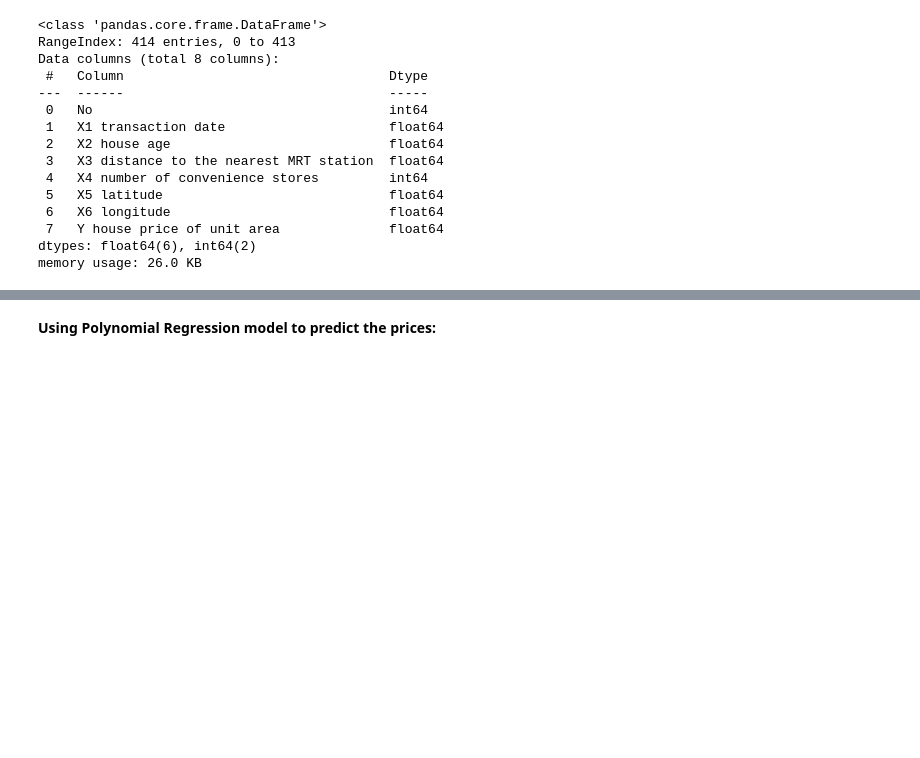
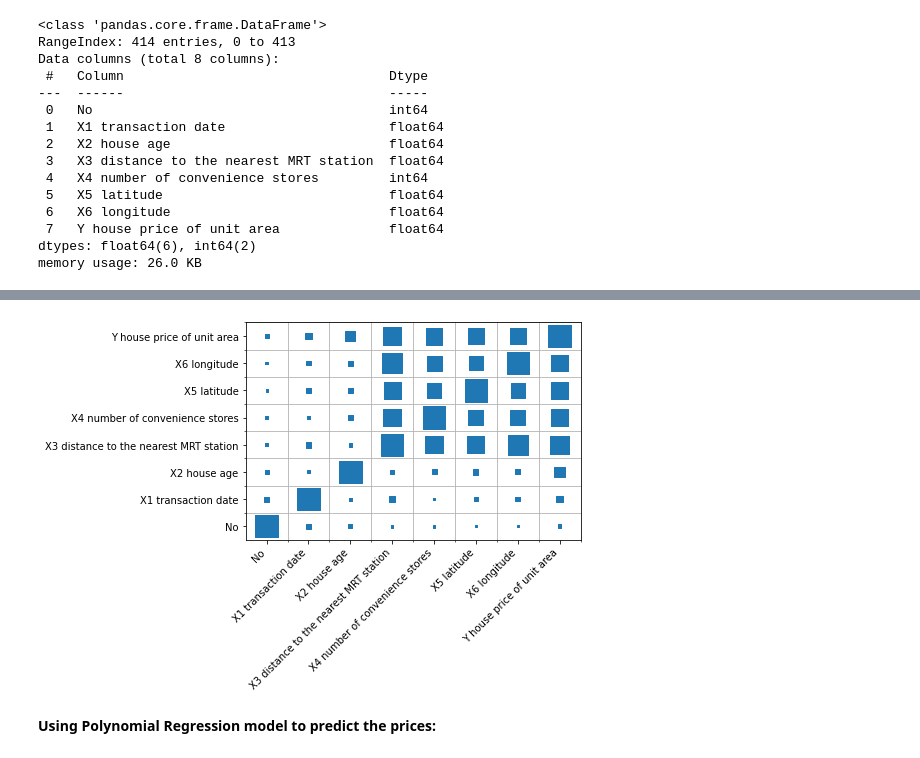
Before and after one commit to sylvia830/Real_Estate_Prices_Prediction, a Jupyter notebook: Real_Estate_Prices_Polynomial_Regression.ipynb, the cells around one changed output, grey strips where cells are left out. Cells and saved outputs as stored; diff of their text form; code cells hidden in the pictures; blank space fills up the shorter version.

```diff
--- a/Real_Estate_Prices_Polynomial_Regression.ipynb
+++ b/Real_Estate_Prices_Polynomial_Regression.ipynb
@@ -41,3 +62,52 @@ memory usage: 26.0 KB
+# %%
+#alternative version of the heatmap
+def heatmap(x,y,size):
+  fig, ax = plt.subplots()
+   # Mapping from column names to integer coordinates
+  x_labels = [v for v in sorted(x.unique())]
+  y_labels = [v for v in sorted(y.unique())]
+  x_to_num = {p[1]:p[0] for p in enumerate(x_labels)}
+  y_to_num = {p[1]:p[0] for p in enumerate(y_labels)}
+
+  size_scale = 500
+  ax.scatter(
+      x=x.map(x_to_num), # Use mapping for x
+      y=y.map(y_to_num), # Use mapping for y
+      s=size * size_scale, # Vector of square sizes, proportional to size parameter
+      marker='s' # Use square as scatterplot marker
+    )
+
+
+  # Show column labels on the axes
+  ax.set_xticks([x_to_num[v] for v in x_labels])
+  ax.set_xticklabels(x_labels, rotation=45, horizontalalignment='right')
+  ax.set_yticks([y_to_num[v] for v in y_labels])
+  ax.set_yticklabels(y_labels)
+
+  ax.grid(False, 'major')
+  ax.grid(True, 'minor')
+  ax.set_xticks([t + 0.5 for t in ax.get_xticks()], minor=True)
+  ax.set_yticks([t + 0.5 for t in ax.get_yticks()], minor=True)
+
+  ax.set_xlim([-0.5, max([v for v in x_to_num.values()]) + 0.5])
+  ax.set_ylim([-0.5, max([v for v in y_to_num.values()]) + 0.5])
+
+
+data = pd.read_csv('Real estate.csv')
+columns = ['No', 'X1 transaction date', 'X2 house age',
+           'X3 distance to the nearest MRT station',
+           'X4 number of convenience stores', 'X5 latitude','X6 longitude',
+           'Y house price of unit area']
+corr = data[columns].corr()
+corr = pd.melt(corr.reset_index(), id_vars='index') # Unpivot the dataframe, so we can get pair of arrays for x and y
+corr.columns = ['x', 'y', 'value']
+heatmap(
+    x=corr['x'],
+    y=corr['y'],
+    size=corr['value'].abs()
+)
+# %% [output]
+[figure, added]
 # %%
 #split the dataset into training set and test set
 from sklearn.model_selection import train_test_split
```
Also changed, not shown: parts of 7 cells of this notebook.
